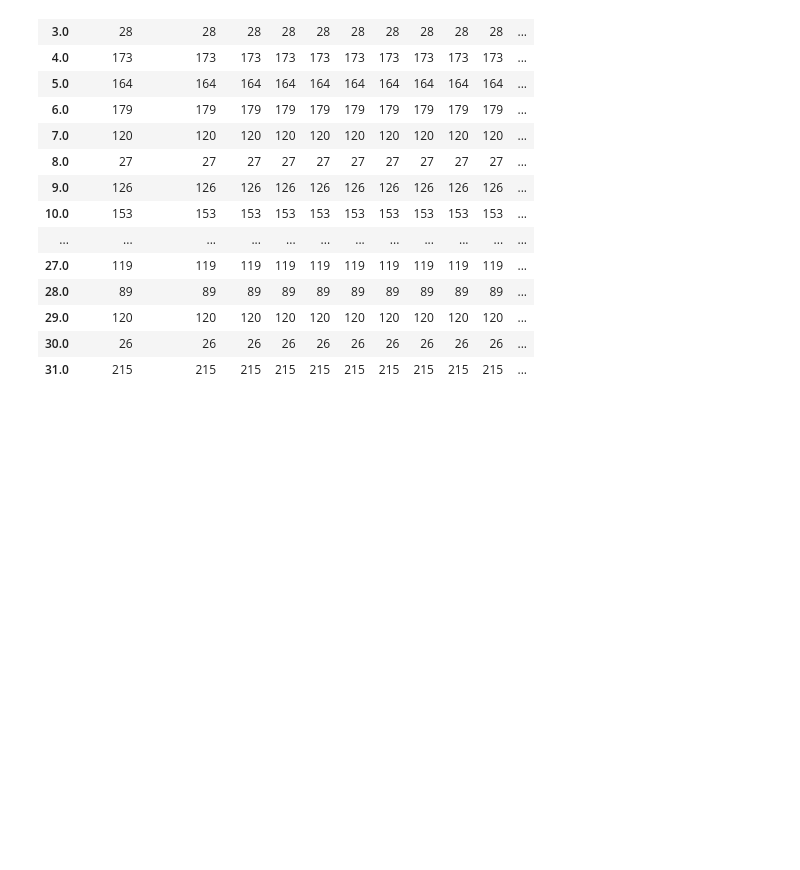
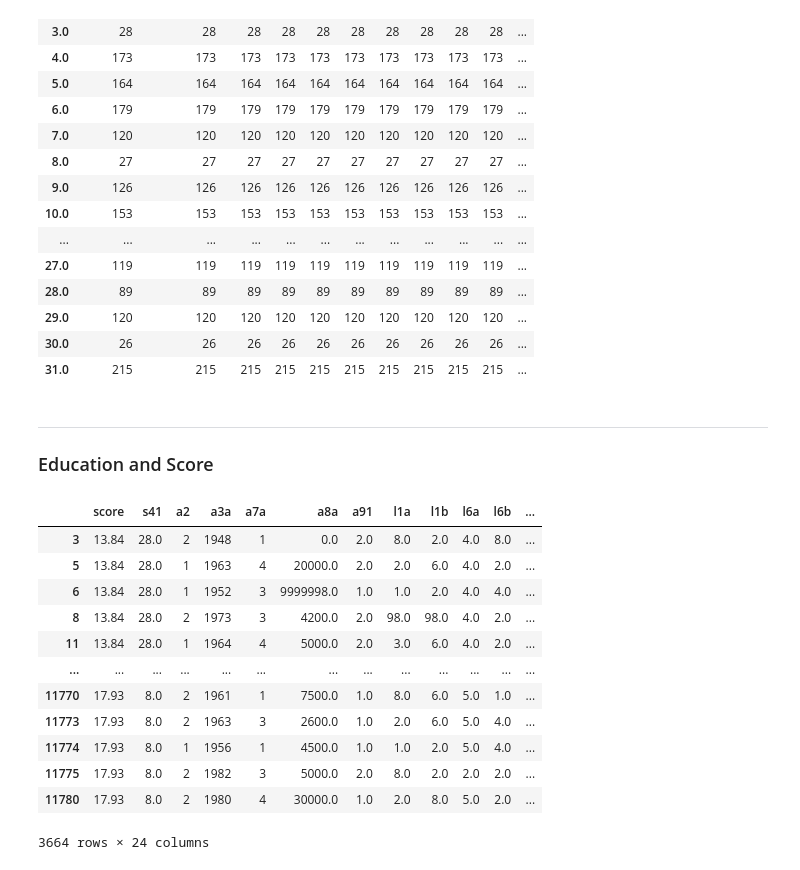
Before and after one commit to wrynearson/china-water, a Jupyter notebook: src/thesis_analysis_pure.ipynb, the cells around one changed output. Cells and saved outputs as stored; diff of their text form; code cells hidden in the pictures; blank space fills up the shorter version.

```diff
--- a/src/thesis_analysis_pure.ipynb
+++ b/src/thesis_analysis_pure.ipynb
@@ -637,3 +634,23 @@ env_dist
 | 29.0 | 120 | 120 | 120 | 120 | 120 | 120 | 120 | 120 | 120 | 120 | ... |
 | 30.0 | 26 | 26 | 26 | 26 | 26 | 26 | 26 | 26 | 26 | 26 | ... |
 | 31.0 | 215 | 215 | 215 | 215 | 215 | 215 | 215 | 215 | 215 | 215 | ... |
+# %% [markdown]
+---
+### Education and Score
+# %%
+cgss_wq_a7a = cgss_wq[~cgss_wq['a7a'].isin([-3,14])].dropna()
+cgss_wq_a7a
+# %% [output]
+|  | score | s41 | a2 | a3a | a7a | a8a | a91 | l1a | l1b | l6a | l6b | ... |
+| 3 | 13.84 | 28.0 | 2 | 1948 | 1 | 0.0 | 2.0 | 8.0 | 2.0 | 4.0 | 8.0 | ... |
+| 5 | 13.84 | 28.0 | 1 | 1963 | 4 | 20000.0 | 2.0 | 2.0 | 6.0 | 4.0 | 2.0 | ... |
+| 6 | 13.84 | 28.0 | 1 | 1952 | 3 | 9999998.0 | 1.0 | 1.0 | 2.0 | 4.0 | 4.0 | ... |
+| 8 | 13.84 | 28.0 | 2 | 1973 | 3 | 4200.0 | 2.0 | 98.0 | 98.0 | 4.0 | 2.0 | ... |
+| 11 | 13.84 | 28.0 | 1 | 1964 | 4 | 5000.0 | 2.0 | 3.0 | 6.0 | 4.0 | 2.0 | ... |
+| ... | ... | ... | ... | ... | ... | ... | ... | ... | ... | ... | ... | ... |
+| 11770 | 17.93 | 8.0 | 2 | 1961 | 1 | 7500.0 | 1.0 | 8.0 | 6.0 | 5.0 | 1.0 | ... |
+| 11773 | 17.93 | 8.0 | 2 | 1963 | 3 | 2600.0 | 1.0 | 2.0 | 6.0 | 5.0 | 4.0 | ... |
+| 11774 | 17.93 | 8.0 | 1 | 1956 | 1 | 4500.0 | 1.0 | 1.0 | 2.0 | 5.0 | 4.0 | ... |
+| 11775 | 17.93 | 8.0 | 2 | 1982 | 3 | 5000.0 | 2.0 | 8.0 | 2.0 | 2.0 | 2.0 | ... |
+| 11780 | 17.93 | 8.0 | 2 | 1980 | 4 | 30000.0 | 1.0 | 2.0 | 8.0 | 5.0 | 2.0 | ... |
+3664 rows × 24 columns
```
Also changed, not shown: parts of 11 cells of this notebook, 17 other files.
